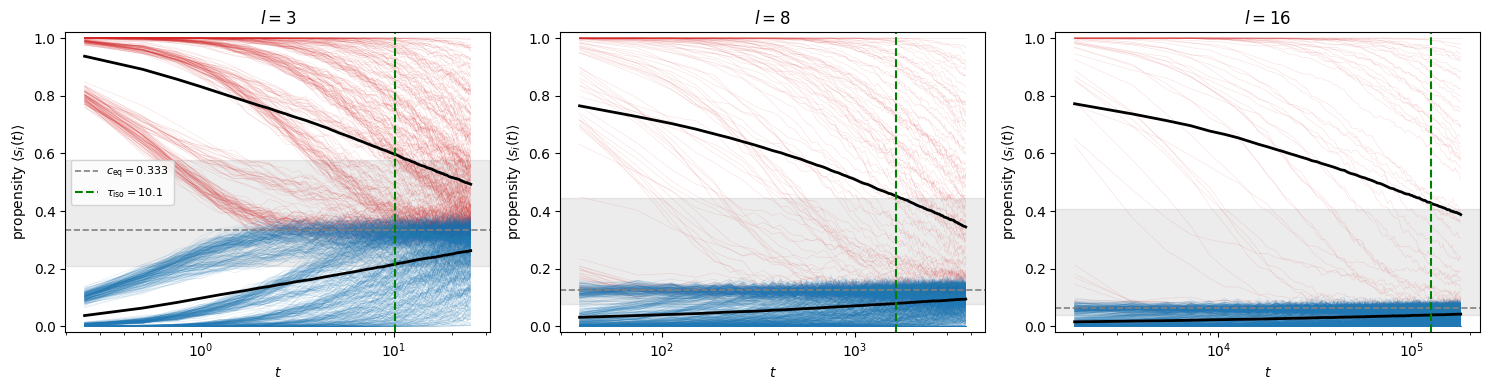
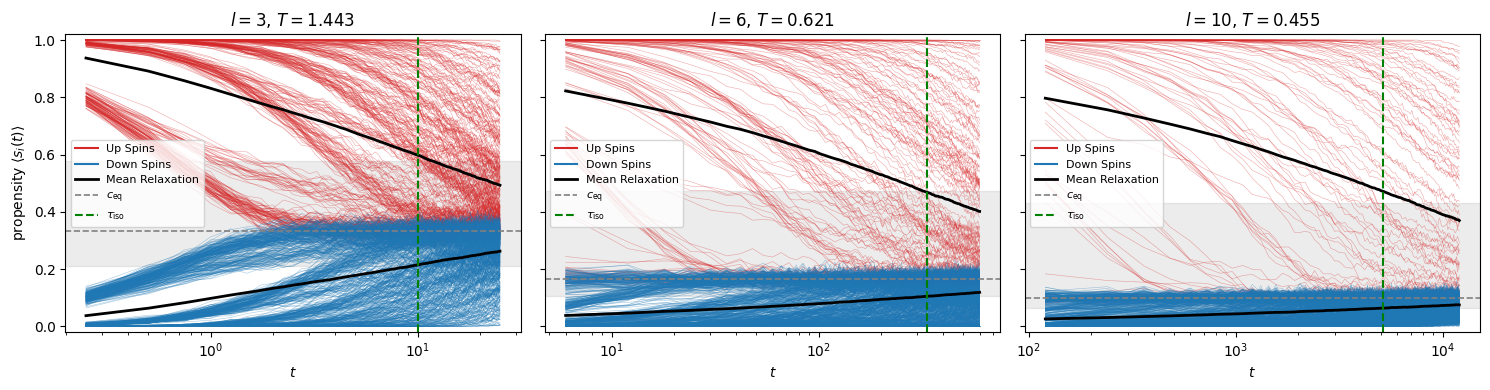
Code edit (unified diff) that turned the first committed figure into the second:
--- before
+++ after
@@ -1,7 +1,9 @@
 # which ls to show in the decay plots (must be in ls)
-ls_plot = [3, 8, 16]
+ls_plot = [3, 6, 10]
 
-fig, axes = plt.subplots(1, len(ls_plot), figsize=(5 * len(ls_plot), 4),
-                         sharex='col')
+fig, axes = plt.subplots(
+    1, len(ls_plot), figsize=(5 * len(ls_plot), 4),
+    sharex='col', sharey=True
+)
 
 if len(ls_plot) == 1:
@@ -35,26 +37,26 @@
     # individual site curves
     for i in np.where(up_mask)[0]:
-        ax.semilogx(t_plot, mean_traj[1:, i], color='tab:red',  lw=0.4, alpha=0.15)
+        ax.semilogx(t_plot, mean_traj[1:, i], color='tab:red',  lw=0.4, alpha=0.4)
     for i in np.where(dn_mask)[0]:
-        ax.semilogx(t_plot, mean_traj[1:, i], color='tab:blue', lw=0.4, alpha=0.15)
+        ax.semilogx(t_plot, mean_traj[1:, i], color='tab:blue', lw=0.4, alpha=0.4)
 
     # bold group means
-    ax.semilogx(t_plot, mean_traj[1:][:, up_mask].mean(axis=1),
-                color='black',  lw=2.0)
-    ax.semilogx(t_plot, mean_traj[1:][:, dn_mask].mean(axis=1),
-                color='black', lw=2.0)
+    ax.semilogx(t_plot, mean_traj[1:][:, up_mask].mean(axis=1), color='black', lw=2.0)
+    ax.semilogx(t_plot, mean_traj[1:][:, dn_mask].mean(axis=1), color='black', lw=2.0)
 
-    ax.axhline(c_eq, color='gray', ls='--', lw=1.2,
-               label=f'$c_{{\\rm eq}}={c_eq:.3f}$')
+    # proxy legend entries for the two spin groups
+    ax.plot([], [], color='tab:red',  lw=1.5, label='Up Spins')
+    ax.plot([], [], color='tab:blue', lw=1.5, label='Down Spins')
+    ax.plot([], [], color='black', lw=2.0, label='Mean Relaxation')
+    ax.axhline(c_eq, color='gray', ls='--', lw=1.2, label=f'$c_{{\\rm eq}}$')
     if not np.isnan(tau_iso):
-        ax.axvline(tau_iso, color='green', ls='--', lw=1.5,
-                   label=r'$\tau_{\rm iso}$' + f'$={tau_iso:.1f}$')
+        ax.axvline(tau_iso, color='green', ls='--', lw=1.5, label=r'$\tau_{\rm iso}$')
 
     ax.set_xlabel('$t$')
-    ax.set_ylabel(r'propensity $\langle s_i(t)\rangle$')
-    ax.set_title(f'$l={l}$')
+    ax.set_title(f'$l={l}$, $T={T:.3f}$')
     ax.set_ylim(-0.02, 1.02)
-    
-axes[0].legend(fontsize=8)
+    ax.legend(fontsize=8)
+
+axes[0].set_ylabel(r'propensity $\langle s_i(t)\rangle$')
 
 plt.tight_layout()

Commit: updating isoconfigurational plots for weekly meeting slides